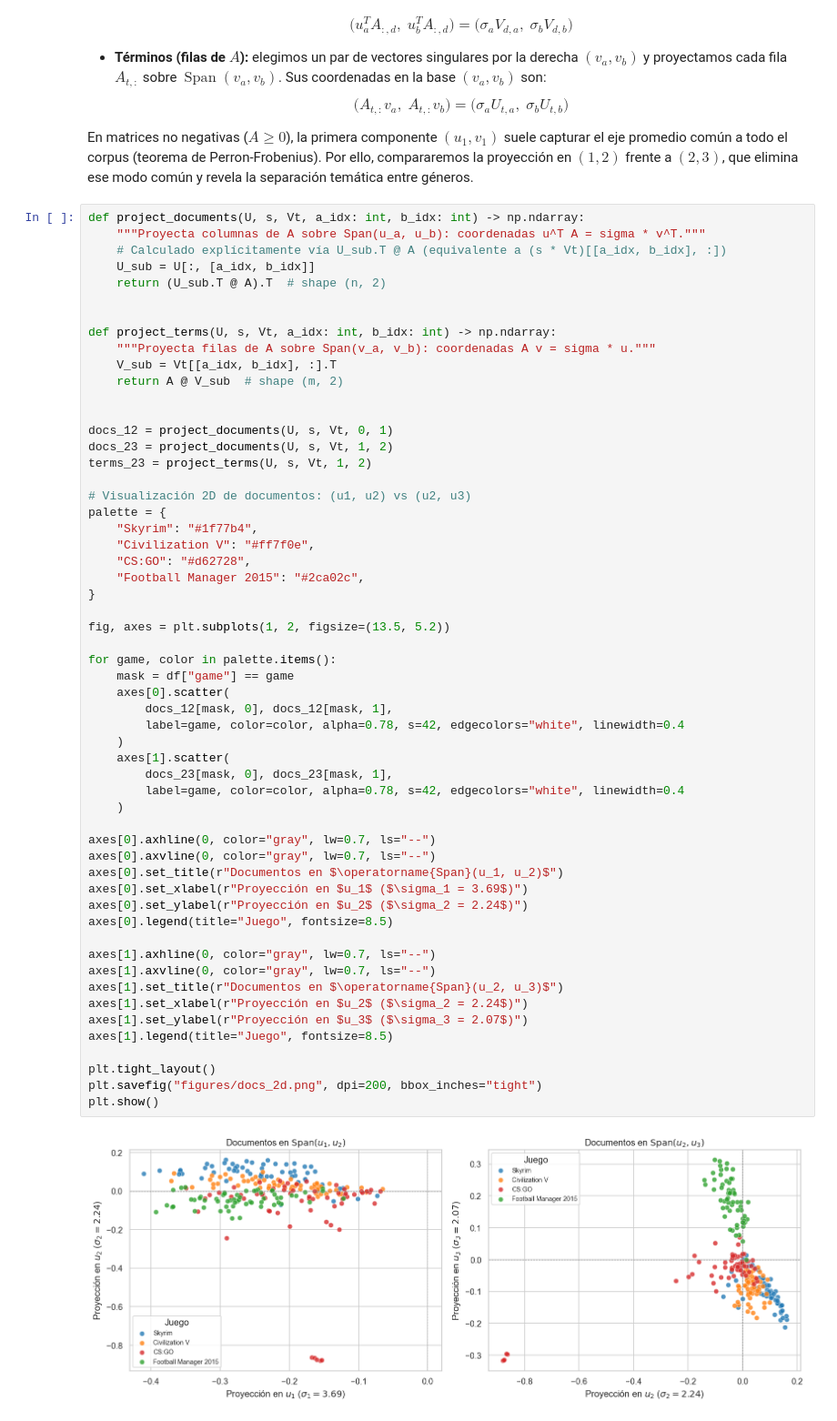
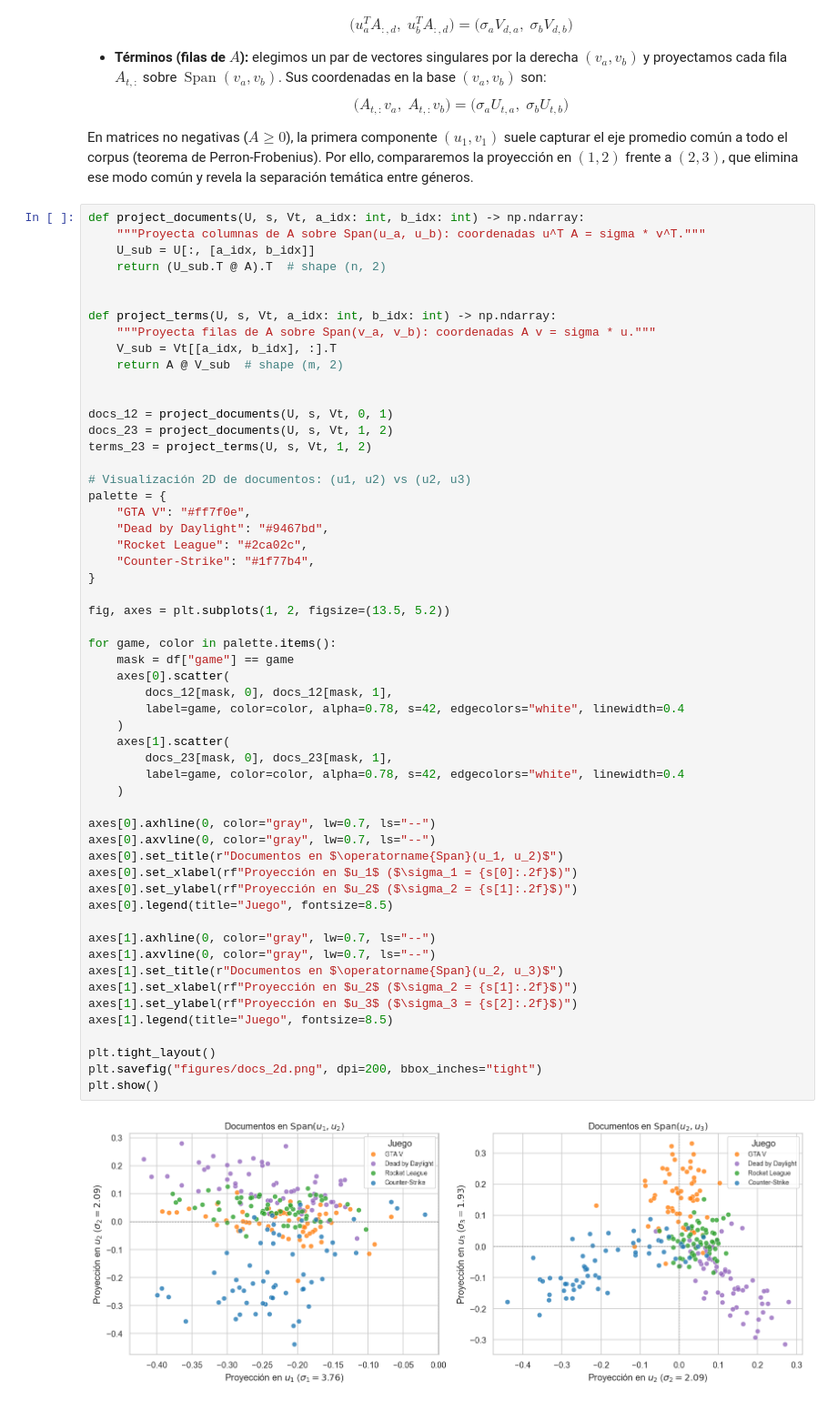
Before and after one commit to BenjaQuijada/Proyecto_algebra, a Jupyter notebook: lsa_steam_reviews.ipynb, the cells around one changed output. Shown at 91% size. Saved outputs shown, nothing was run; the diff lists cells and outputs as text.

```diff
--- a/lsa_steam_reviews.ipynb
+++ b/lsa_steam_reviews.ipynb
@@ -215,7 +218,6 @@ En matrices no negativas ($A \ge 0$), la primera componente $(u_1, v_1)$ suele c
 # %%
 def project_documents(U, s, Vt, a_idx: int, b_idx: int) -> np.ndarray:
     """Proyecta columnas de A sobre Span(u_a, u_b): coordenadas u^T A = sigma * v^T."""
-    # Calculado explícitamente vía U_sub.T @ A (equivalente a (s * Vt)[[a_idx, b_idx], :])
     U_sub = U[:, [a_idx, b_idx]]
     return (U_sub.T @ A).T  # shape (n, 2)
 
@@ -232,44 +234,44 @@ terms_23 = project_terms(U, s, Vt, 1, 2)
 
 # Visualización 2D de documentos: (u1, u2) vs (u2, u3)
 palette = {
-    "Skyrim": "#1f77b4",
-    "Civilization V": "#ff7f0e",
-    "CS:GO": "#d62728",
-    "Football Manager 2015": "#2ca02c",
+    "GTA V": "#ff7f0e",
+    "Dead by Daylight": "#9467bd",
+    "Rocket League": "#2ca02c",
+    "Counter-Strike": "#1f77b4",
 }
 
 fig, axes = plt.subplots(1, 2, figsize=(13.5, 5.2))
 
 for game, color in palette.items():
     mask = df["game"] == game
     axes[0].scatter(
         docs_12[mask, 0], docs_12[mask, 1],
         label=game, color=color, alpha=0.78, s=42, edgecolors="white", linewidth=0.4
     )
     axes[1].scatter(
         docs_23[mask, 0], docs_23[mask, 1],
         label=game, color=color, alpha=0.78, s=42, edgecolors="white", linewidth=0.4
     )
 
 axes[0].axhline(0, color="gray", lw=0.7, ls="--")
 axes[0].axvline(0, color="gray", lw=0.7, ls="--")
 axes[0].set_title(r"Documentos en $\operatorname{Span}(u_1, u_2)$")
-axes[0].set_xlabel(r"Proyección en $u_1$ ($\sigma_1 = 3.69$)")
-axes[0].set_ylabel(r"Proyección en $u_2$ ($\sigma_2 = 2.24$)")
+axes[0].set_xlabel(rf"Proyección en $u_1$ ($\sigma_1 = {s[0]:.2f}$)")
+axes[0].set_ylabel(rf"Proyección en $u_2$ ($\sigma_2 = {s[1]:.2f}$)")
 axes[0].legend(title="Juego", fontsize=8.5)
 
 axes[1].axhline(0, color="gray", lw=0.7, ls="--")
 axes[1].axvline(0, color="gray", lw=0.7, ls="--")
 axes[1].set_title(r"Documentos en $\operatorname{Span}(u_2, u_3)$")
-axes[1].set_xlabel(r"Proyección en $u_2$ ($\sigma_2 = 2.24$)")
-axes[1].set_ylabel(r"Proyección en $u_3$ ($\sigma_3 = 2.07$)")
+axes[1].set_xlabel(rf"Proyección en $u_2$ ($\sigma_2 = {s[1]:.2f}$)")
+axes[1].set_ylabel(rf"Proyección en $u_3$ ($\sigma_3 = {s[2]:.2f}$)")
 axes[1].legend(title="Juego", fontsize=8.5)
 
 plt.tight_layout()
 plt.savefig("figures/docs_2d.png", dpi=200, bbox_inches="tight")
 plt.show()
 # %% [output]
-[figure, old version]
+[figure, new version]
 # %%
 # Visualización 2D de términos en Span(v2, v3)
 norms_23 = np.linalg.norm(terms_23, axis=1)
```
Also changed, not shown: parts of 21 cells of this notebook, 8 other files.
